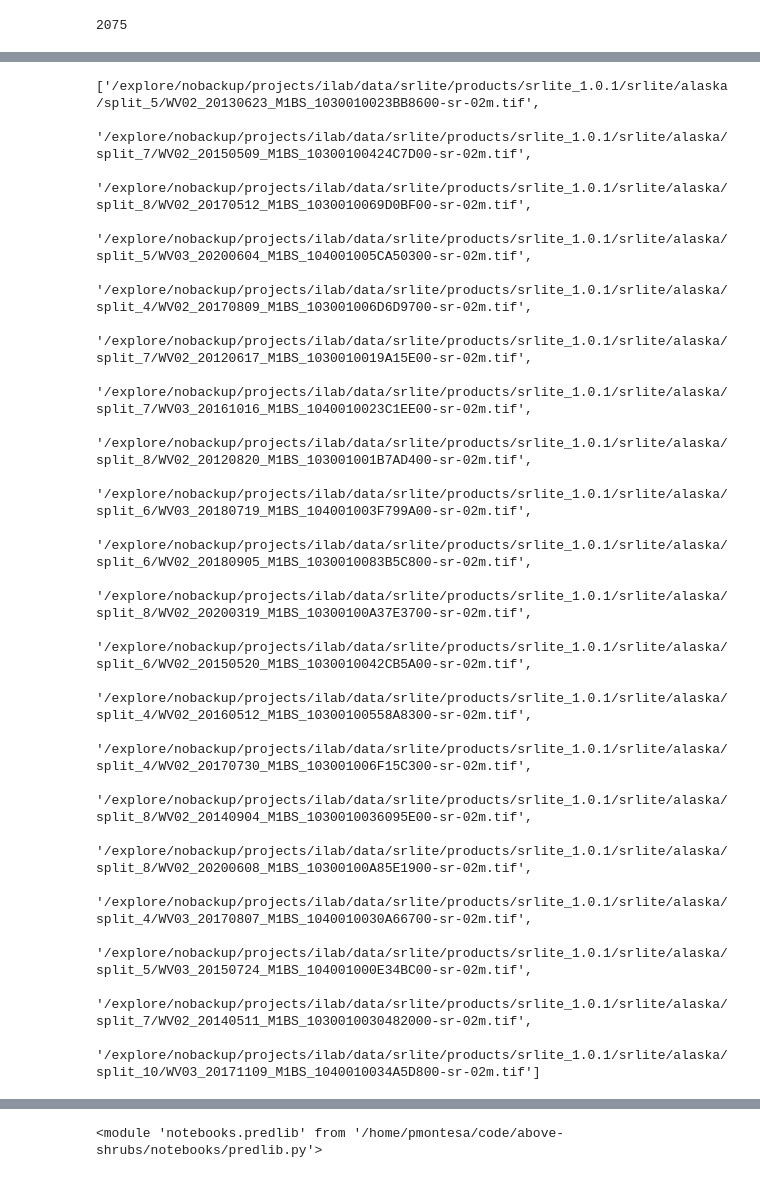
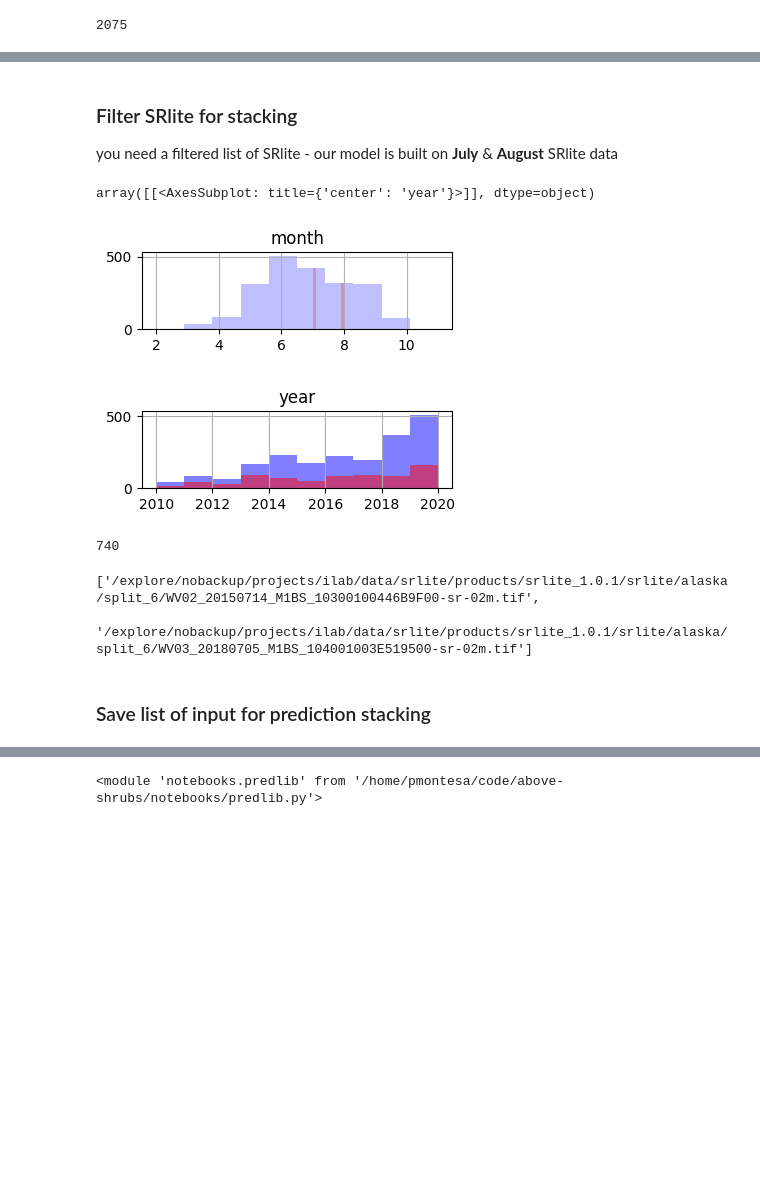
Before and after one commit to nasa-nccs-hpda/above-shrubs, a Jupyter notebook: notebooks/make_stacks.ipynb, the cells around one changed output, grey strips where cells are left out. Cells and saved outputs as stored; diff of their text form; code cells hidden in the pictures; blank space fills up the shorter version.

```diff
--- a/notebooks/make_stacks.ipynb
+++ b/notebooks/make_stacks.ipynb
@@ -66,0 +82,2 @@ print(len(fn_list_srlite))
+# %%
+footprint_gdf_srlite = footprintlib.build_footprint_db(f_gdf_lst, TO_GCS=False, WRITE_GPKG=False, OUT_F_NAME='', OUT_LYR_NAME='CHM pred stack', DROP_DUPLICATES=True)
@@ -66,0 +86,5 @@ print(len(fn_list_srlite))
+# %%
+import importlib
+importlib.reload(footprintlib)
+footprint_gdf_srlite = footprintlib.get_attributes_from_filename(footprint_gdf_srlite, 'SR', '-sr')
+footprint_gdf_srlite.head()
@@ -66,0 +98,4 @@ print(len(fn_list_srlite))
+# %%
+# Get xmls (from TOA dir)
+f_list_toa_xml =glob.glob('/explore/nobackup/projects/ilab/data/srlite/products/srlite_1.0.1/toa/alaska/**/*-toa.xml')
+len(f_list_toa_xml)
@@ -66,0 +109,9 @@ print(len(fn_list_srlite))
+# %%
+%%time
+
+with Pool(processes=35) as pool:
+    vhr_df_list = pool.map(partial(vhrlib.make_vhr_xml_dataframe), f_list_toa_xml)
+vhr_df = pd.concat(vhr_df_list)
+
+# Prefer to join VHR df to my footprints
+footprints_vhr_meta_gdf = pd.merge(footprint_gdf_srlite, vhr_df[['satid','catid', 'el', 'az', 'sunel', 'sunaz']], how='left', left_on = 'catid', right_on = 'catid', copy=False)
@@ -67,24 +121,27 @@ print(len(fn_list_srlite))
+# %% [markdown]
+### Filter SRlite for stacking
+you need a filtered list of SRlite - our model is built on **July** & **August** SRlite data
+# %%
+ax_month = footprints_vhr_meta_gdf.hist(column='month',  figsize=(4,1), color='blue', alpha=0.25)
+ax_year = footprints_vhr_meta_gdf.hist(column='year',  figsize=(4,1), color='blue', alpha=0.5)
+footprints_vhr_meta_gdf_FILT = footprints_vhr_meta_gdf[ (footprints_vhr_meta_gdf.month == 7) | (footprints_vhr_meta_gdf.month == 8) ]
+footprints_vhr_meta_gdf_FILT.hist(column='month',  figsize=(4,1), color='red', alpha = 0.25, ax=ax_month)
+footprints_vhr_meta_gdf_FILT.hist(column='year',  figsize=(4,1), color='red', alpha = 0.5, ax=ax_year)
+# %% [output]
+array([[<AxesSubplot: title={'center': 'year'}>]], dtype=object)
+[figure, added]
+[figure, added]
+# %%
+# Get the full path of all the FILTERED SRlite data
+fn_list_srlite_FILT = (footprints_vhr_meta_gdf_FILT.path + '/' + footprints_vhr_meta_gdf_FILT.file).to_list()
+len(fn_list_srlite_FILT)
+# %% [output]
+740
 # %%
-fn_list_srlite_SUB = random.sample(fn_list_srlite, 20)
-fn_list_srlite_SUB
+fn_list_srlite_FILT_SUB = random.sample(fn_list_srlite_FILT, 20)
+fn_list_srlite_FILT_SUB[0:2]
 # %% [output]
-['/explore/nobackup/projects/ilab/data/srlite/products/srlite_1.0.1/srlite/alaska/split_5/WV02_20130623_M1BS_1030010023BB8600-sr-02m.tif',
- '/explore/nobackup/projects/ilab/data/srlite/products/srlite_1.0.1/srlite/alaska/split_7/WV02_20150509_M1BS_10300100424C7D00-sr-02m.tif',
- '/explore/nobackup/projects/ilab/data/srlite/products/srlite_1.0.1/srlite/alaska/split_8/WV02_20170512_M1BS_1030010069D0BF00-sr-02m.tif',
- '/explore/nobackup/projects/ilab/data/srlite/products/srlite_1.0.1/srlite/alaska/split_5/WV03_20200604_M1BS_104001005CA50300-sr-02m.tif',
- '/explore/nobackup/projects/ilab/data/srlite/products/srlite_1.0.1/srlite/alaska/split_4/WV02_20170809_M1BS_103001006D6D9700-sr-02m.tif',
- '/explore/nobackup/projects/ilab/data/srlite/products/srlite_1.0.1/srlite/alaska/split_7/WV02_20120617_M1BS_1030010019A15E00-sr-02m.tif',
- '/explore/nobackup/projects/ilab/data/srlite/products/srlite_1.0.1/srlite/alaska/split_7/WV03_20161016_M1BS_1040010023C1EE00-sr-02m.tif',
- '/explore/nobackup/projects/ilab/data/srlite/products/srlite_1.0.1/srlite/alaska/split_8/WV02_20120820_M1BS_103001001B7AD400-sr-02m.tif',
- '/explore/nobackup/projects/ilab/data/srlite/products/srlite_1.0.1/srlite/alaska/split_6/WV03_20180719_M1BS_104001003F799A00-sr-02m.tif',
- '/explore/nobackup/projects/ilab/data/srlite/products/srlite_1.0.1/srlite/alaska/split_6/WV02_20180905_M1BS_1030010083B5C800-sr-02m.tif',
- '/explore/nobackup/projects/ilab/data/srlite/products/srlite_1.0.1/srlite/alaska/split_8/WV02_20200319_M1BS_10300100A37E3700-sr-02m.tif',
- '/explore/nobackup/projects/ilab/data/srlite/products/srlite_1.0.1/srlite/alaska/split_6/WV02_20150520_M1BS_1030010042CB5A00-sr-02m.tif',
- '/explore/nobackup/projects/ilab/data/srlite/products/srlite_1.0.1/srlite/alaska/split_4/WV02_20160512_M1BS_10300100558A8300-sr-02m.tif',
- '/explore/nobackup/projects/ilab/data/srlite/products/srlite_1.0.1/srlite/alaska/split_4/WV02_20170730_M1BS_103001006F15C300-sr-02m.tif',
- '/explore/nobackup/projects/ilab/data/srlite/products/srlite_1.0.1/srlite/alaska/split_8/WV02_20140904_M1BS_1030010036095E00-sr-02m.tif',
- '/explore/nobackup/projects/ilab/data/srlite/products/srlite_1.0.1/srlite/alaska/split_8/WV02_20200608_M1BS_10300100A85E1900-sr-02m.tif',
- '/explore/nobackup/projects/ilab/data/srlite/products/srlite_1.0.1/srlite/alaska/split_4/WV03_20170807_M1BS_1040010030A66700-sr-02m.tif',
- '/explore/nobackup/projects/ilab/data/srlite/products/srlite_1.0.1/srlite/alaska/split_5/WV03_20150724_M1BS_104001000E34BC00-sr-02m.tif',
- '/explore/nobackup/projects/ilab/data/srlite/products/srlite_1.0.1/srlite/alaska/split_7/WV02_20140511_M1BS_1030010030482000-sr-02m.tif',
- '/explore/nobackup/projects/ilab/data/srlite/products/srlite_1.0.1/srlite/alaska/split_10/WV03_20171109_M1BS_1040010034A5D800-sr-02m.tif']
+['/explore/nobackup/projects/ilab/data/srlite/products/srlite_1.0.1/srlite/alaska/split_6/WV02_20150714_M1BS_10300100446B9F00-sr-02m.tif',
+ '/explore/nobackup/projects/ilab/data/srlite/products/srlite_1.0.1/srlite/alaska/split_6/WV03_20180705_M1BS_104001003E519500-sr-02m.tif']
+# %% [markdown]
+### Save list of input for prediction stacking
```
Also changed, not shown: parts of 29 cells of this notebook, 3 other files.
